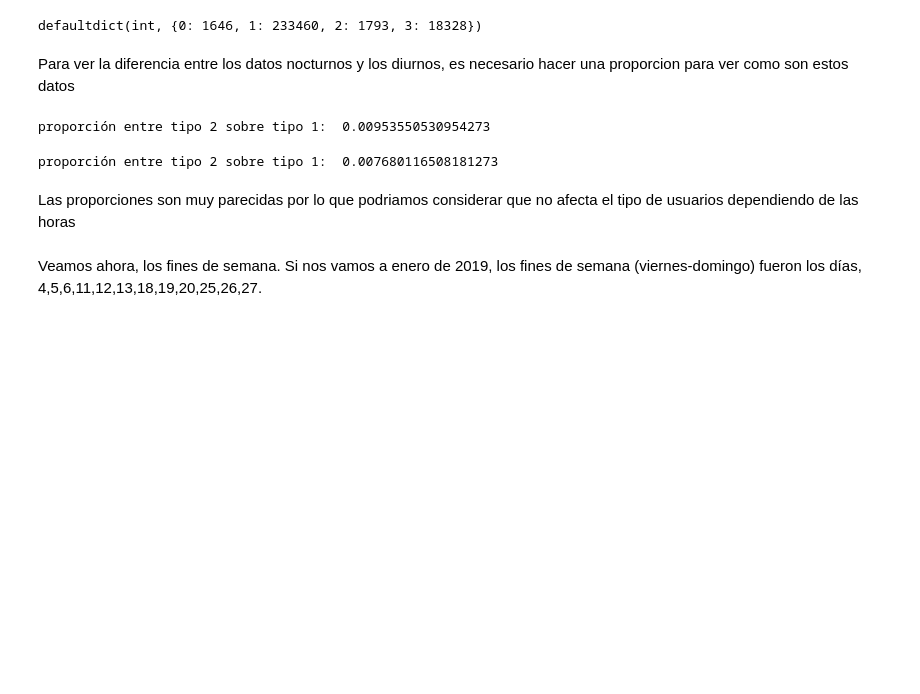
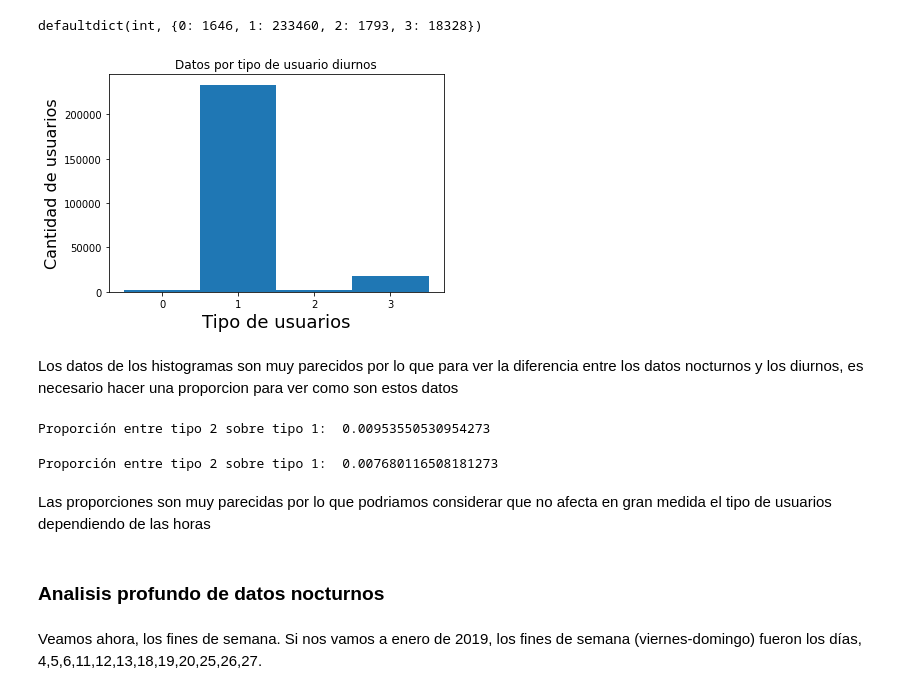
Before and after one commit to ParalelaUCM/biciMAD, a Jupyter notebook: PracticaSpark.ipynb, the cells around one changed output. Saved outputs shown, nothing was run; the diff lists cells and outputs as text; code cells hidden in the pictures; blank space fills up the shorter version.

Commit message:
nº viajes finde por tipos//viajes por horas(sin tipos) ampliado

```diff
--- a/PracticaSpark.ipynb
+++ b/PracticaSpark.ipynb
@@ -172,20 +174,34 @@ day_data = rddDiurna_datos.countByKey()
 day_data
 # %% [output]
 defaultdict(int, {0: 1646, 1: 233460, 2: 1793, 3: 18328})
+# %%
+plt.title('Datos por tipo de usuario diurnos')
+names = list(day_data.keys())
+values = list(day_data.values())
+plt.bar(names, values, 1)
+plt.xlabel('Tipo de usuarios', fontsize=18)
+plt.ylabel('Cantidad de usuarios', fontsize=16)
+names.sort()
+plt.xticks(names, ["0","1","2","3"])
+plt.show()
+# %% [output]
+[figure, added]
 # %% [markdown]
-Para ver la diferencia entre los datos nocturnos y los diurnos, es necesario hacer una proporcion para ver como son estos datos
+Los datos de los histogramas son muy parecidos por lo que para ver la diferencia entre los datos nocturnos y los diurnos, es necesario hacer una proporcion para ver como son estos datos
 # %%
 #Proporcion datos nocturnos
-print("proporción entre tipo 2 sobre tipo 1: ", 132/13843)
+print("Proporción entre tipo 2 sobre tipo 1: ", 132/13843)
 # %% [output]
-proporción entre tipo 2 sobre tipo 1:  0.00953550530954273
+Proporción entre tipo 2 sobre tipo 1:  0.00953550530954273
 # %%
 #Proporcion datos diurnos
-print("proporción entre tipo 2 sobre tipo 1: ", 1793/233460)
+print("Proporción entre tipo 2 sobre tipo 1: ", 1793/233460)
 # %% [output]
-proporción entre tipo 2 sobre tipo 1:  0.007680116508181273
+Proporción entre tipo 2 sobre tipo 1:  0.007680116508181273
 # %% [markdown]
-Las proporciones son muy parecidas por lo que podriamos considerar que no afecta el tipo de usuarios dependiendo de las horas
+Las proporciones son muy parecidas por lo que podriamos considerar que no afecta en gran medida el tipo de usuarios dependiendo de las horas
+# %% [markdown]
+### **Analisis profundo de datos nocturnos**
 # %% [markdown]
 Veamos ahora, los fines de semana. Si nos vamos a enero de 2019, los fines de semana (viernes-domingo) fueron los días, 4,5,6,11,12,13,18,19,20,25,26,27.
 # %%
```
Also changed, not shown: parts of 13 cells of this notebook.
